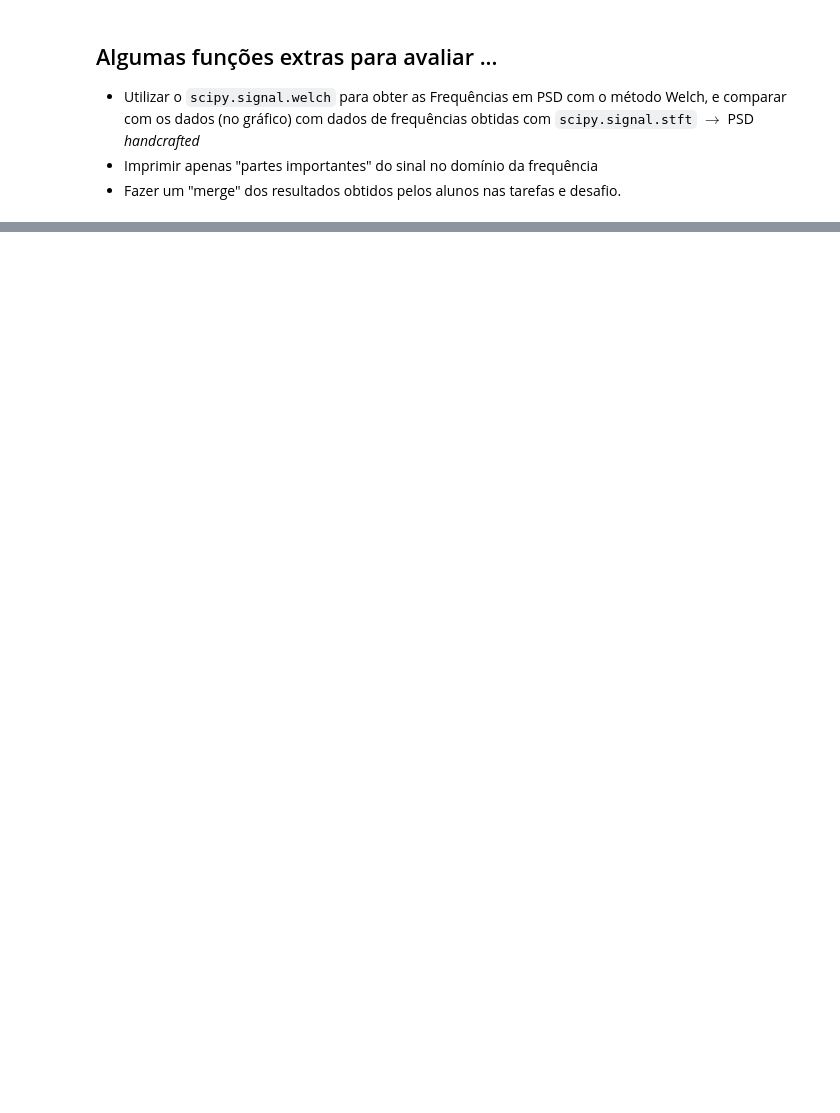
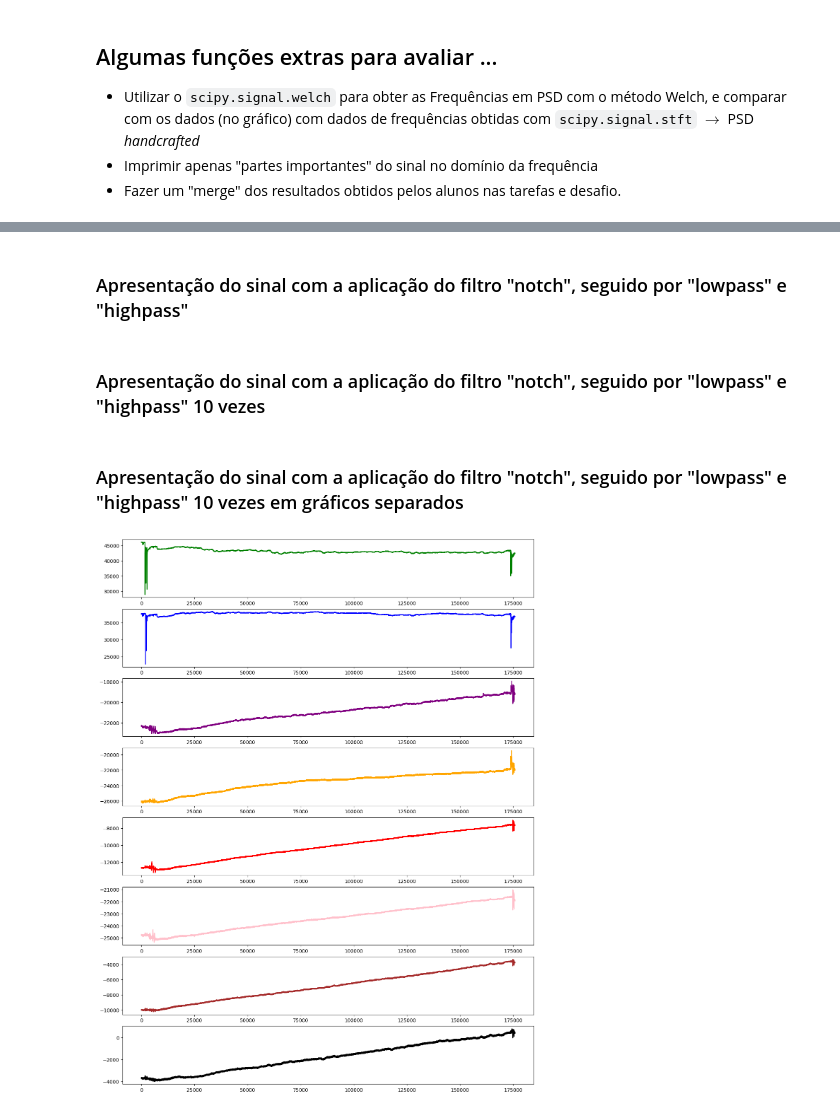
Before and after one commit to bneurd/tutoriais, a Jupyter notebook: EEG_Rhythms/preprocessing.ipynb, the cells around one changed output, grey strips where cells are left out. Drawn from its saved outputs; the diff is of its cells as text; code cells hidden in the pictures; blank space fills up the shorter version.

```diff
--- a/EEG_Rhythms/preprocessing.ipynb
+++ b/EEG_Rhythms/preprocessing.ipynb
@@ -100,0 +156,2 @@ def print_graphs(data):
+# %% [markdown]
+### Apresentação do sinal com a aplicação do filtro "notch", seguido por "lowpass" e "highpass"
@@ -100,0 +160,2 @@ def print_graphs(data):
+# %% [markdown]
+### Apresentação do sinal com a aplicação do filtro "notch", seguido por "lowpass" e "highpass" 10 vezes
@@ -100,0 +164,12 @@ def print_graphs(data):
+# %% [markdown]
+### Apresentação do sinal com a aplicação do filtro "notch", seguido por "lowpass" e "highpass" 10 vezes em gráficos separados
+# %%
+# ToDo: adequar dados e aplicar o conjunto de filtros em um dado com cópia profunda em um laço
+
+rcParams['figure.figsize'] = [15., 20.]
+fig, axes = plt.subplots(8, 1)
+colors = ('green', 'blue', 'purple', 'orange', 'red', 'pink', 'brown', 'black')
+for i, ax in enumerate(axes.flatten()):
+    ax.plot(X[i,:], color=colors[i])
+# %% [output]
+[figure, added]
```
Also changed, not shown: parts of 28 cells of this notebook.
